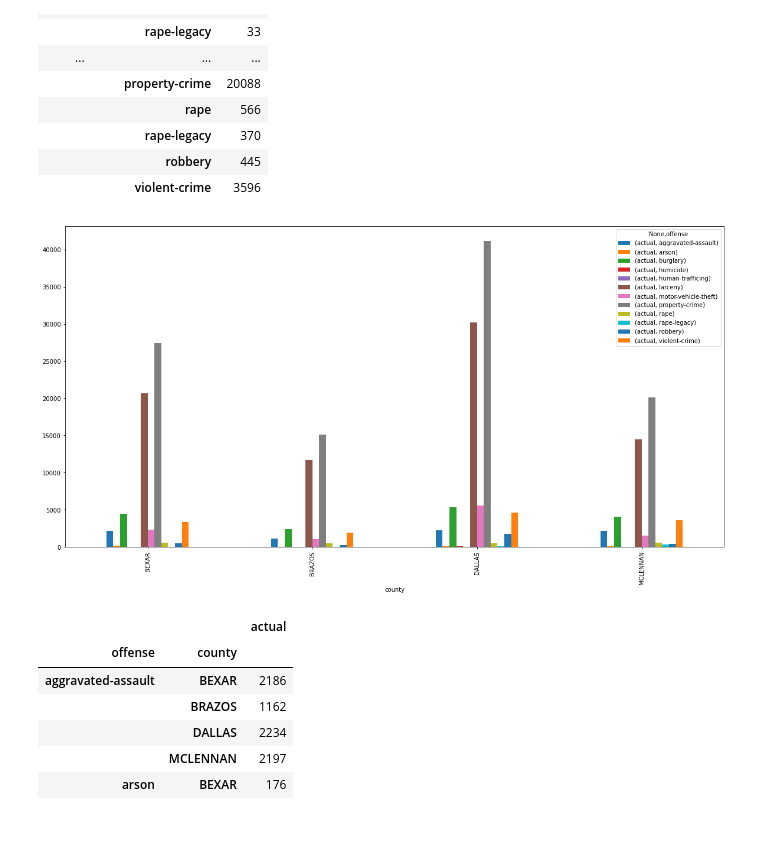
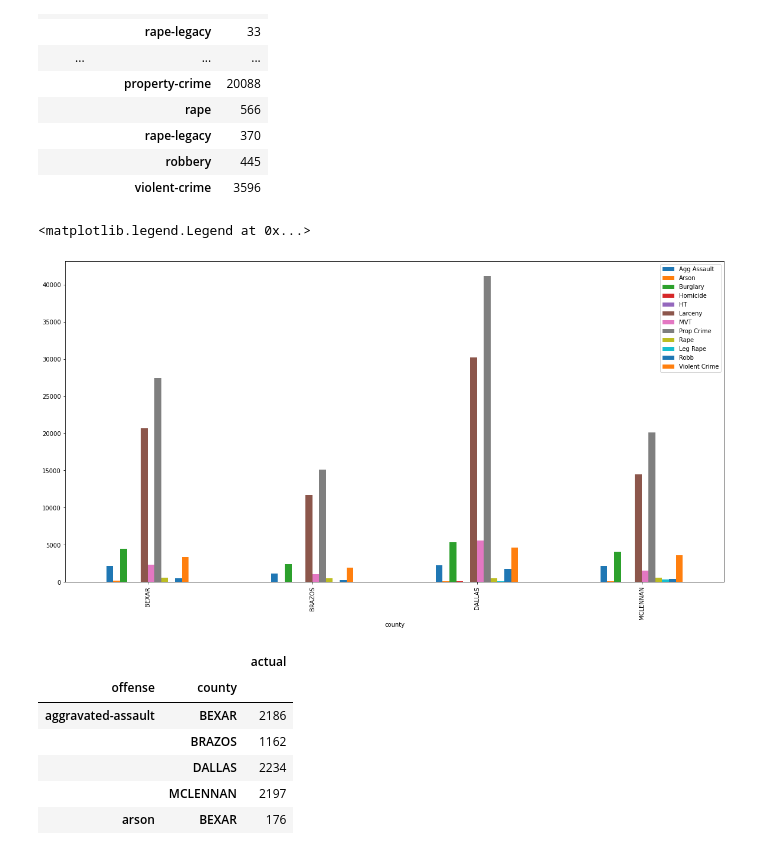
Before and after one commit to Aprieto7/Project-1, a Jupyter notebook: Crime_Data.ipynb, the cells around one changed output. Cells and saved outputs as stored; diff of their text form; code cells hidden in the pictures.

```diff
--- a/Crime_Data.ipynb
+++ b/Crime_Data.ipynb
@@ -170,8 +170,10 @@ by_countyoffense_df #df to analyze offenses for each county
 |  | violent-crime | 3596 |
 # %%
 plot1=by_countyoffense_df.unstack().plot(kind='bar', figsize=(20,10))
+plot1.legend(['Agg Assault','Arson','Burglary','Homicide','HT','Larceny','MVT','Prop Crime','Rape','Leg Rape','Robb','Violent Crime'])
 # %% [output]
+<matplotlib.legend.Legend at 0x...>
-[figure, old version]
+[figure, new version]
 # %%
 test=merge_df.groupby(["offense","county"]).sum()["actual"]
 
```
Also changed, not shown: parts of 10 cells of this notebook.
